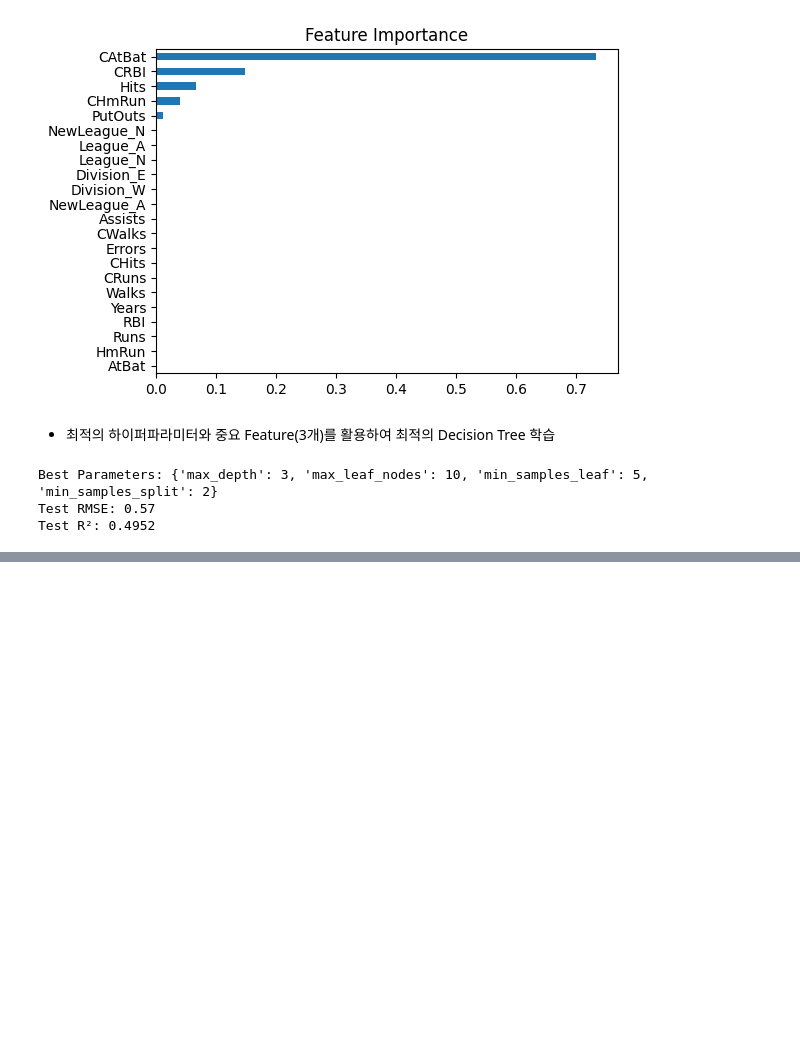
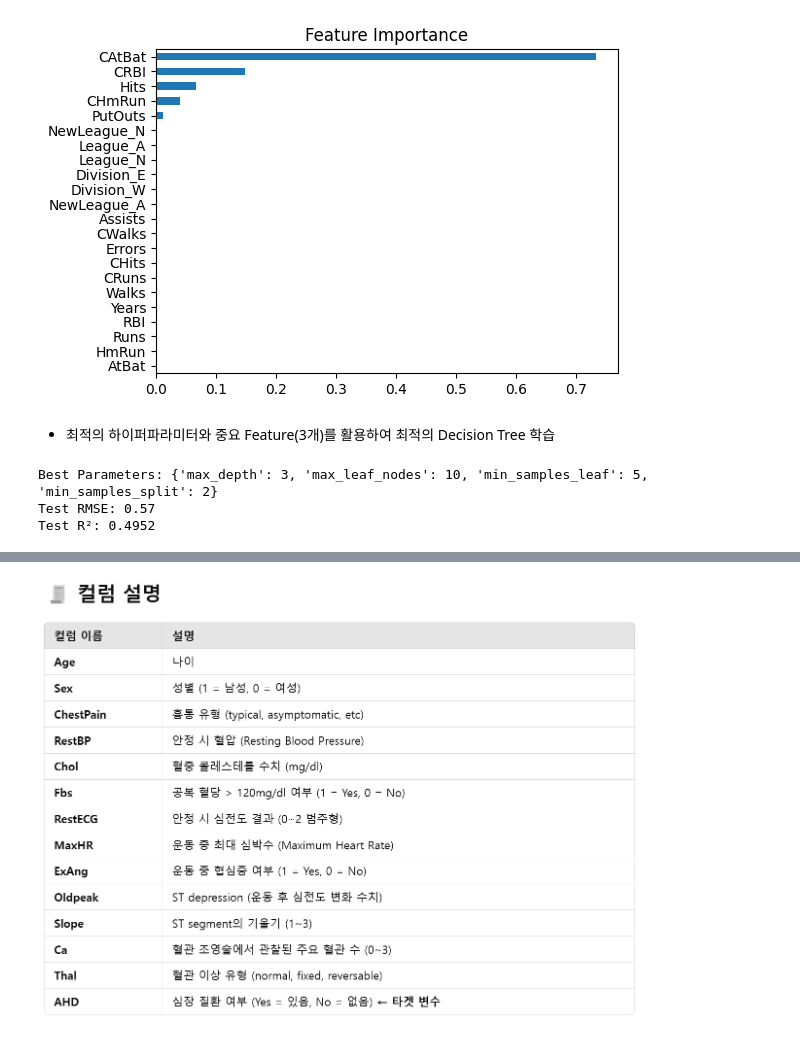
Before and after one commit to jeonjongmi/ML-study, a Jupyter notebook: model/decision_tree.ipynb, the cells around one changed output, grey strips where cells are left out. Saved outputs shown, nothing was run; the diff lists cells and outputs as text; code cells hidden in the pictures; blank space fills up the shorter version.

```diff
--- a/model/decision_tree.ipynb
+++ b/model/decision_tree.ipynb
@@ -270,0 +313,4 @@ Test R²: 0.4952
+# %%
+display(Image(filename='../image/decision_tree_classification_col_info.png', width=600))
+# %% [output]
+[figure, added]
```
Also changed, not shown: parts of 39 cells of this notebook, 3 other files.
